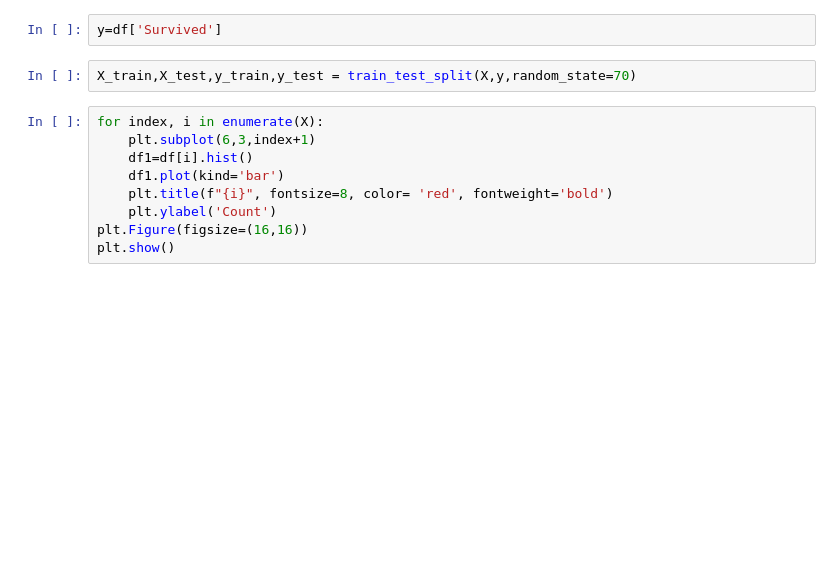
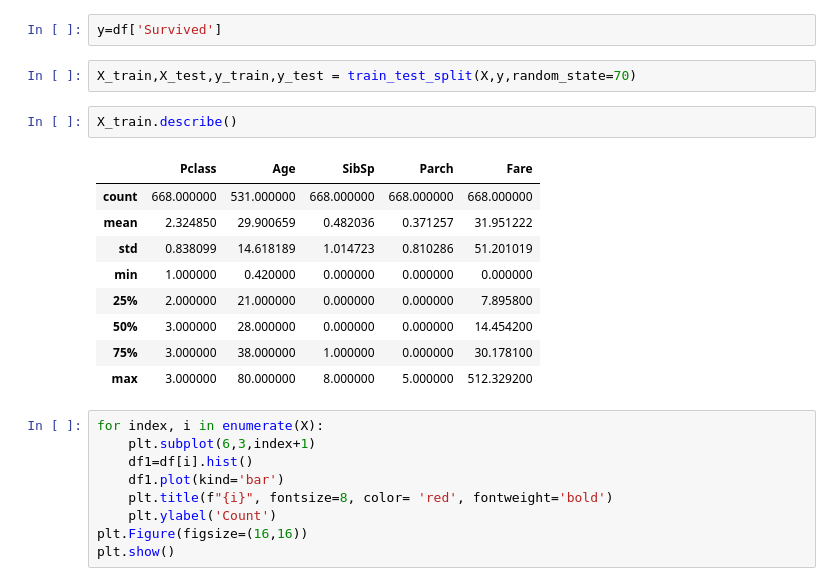
Before and after one commit to JuanAntonaccio/RandomForestAlgoTitanic, a Jupyter notebook: src/explore.ipynb, the cells around one changed output. Saved outputs shown, nothing was run; the diff lists cells and outputs as text; blank space fills up the shorter version.

```diff
--- a/src/explore.ipynb
+++ b/src/explore.ipynb
@@ -67,6 +124,18 @@ X=df.drop(['Survived'],axis=1)
 y=df['Survived']
 # %%
 X_train,X_test,y_train,y_test = train_test_split(X,y,random_state=70)
+# %%
+X_train.describe()
+# %% [output]
+|  | Pclass | Age | SibSp | Parch | Fare |
+| count | 668.000000 | 531.000000 | 668.000000 | 668.000000 | 668.000000 |
+| mean | 2.324850 | 29.900659 | 0.482036 | 0.371257 | 31.951222 |
+| std | 0.838099 | 14.618189 | 1.014723 | 0.810286 | 51.201019 |
+| min | 1.000000 | 0.420000 | 0.000000 | 0.000000 | 0.000000 |
+| 25% | 2.000000 | 21.000000 | 0.000000 | 0.000000 | 7.895800 |
+| 50% | 3.000000 | 28.000000 | 0.000000 | 0.000000 | 14.454200 |
+| 75% | 3.000000 | 38.000000 | 1.000000 | 0.000000 | 30.178100 |
+| max | 3.000000 | 80.000000 | 8.000000 | 5.000000 | 512.329200 |
 # %%
 for index, i in enumerate(X):
     plt.subplot(6,3,index+1)
```
Also changed, not shown: parts of 12 cells of this notebook.
